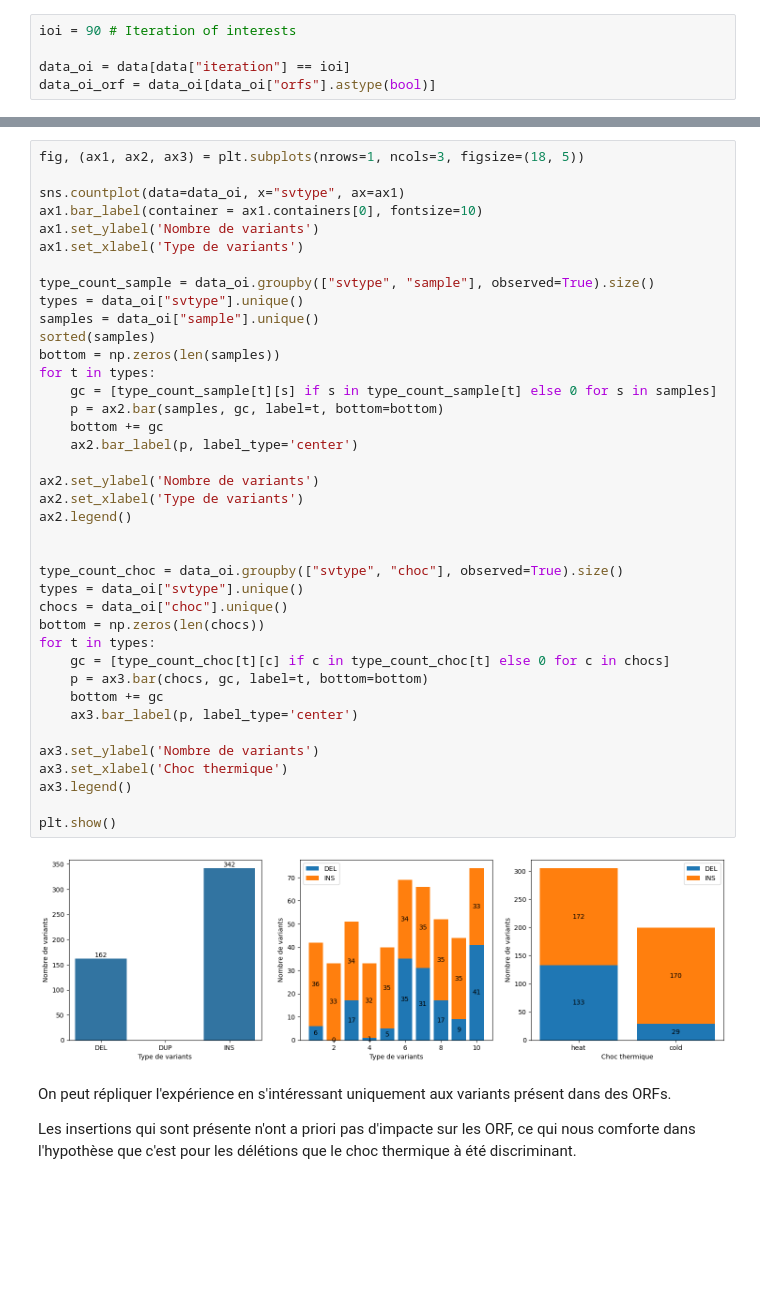
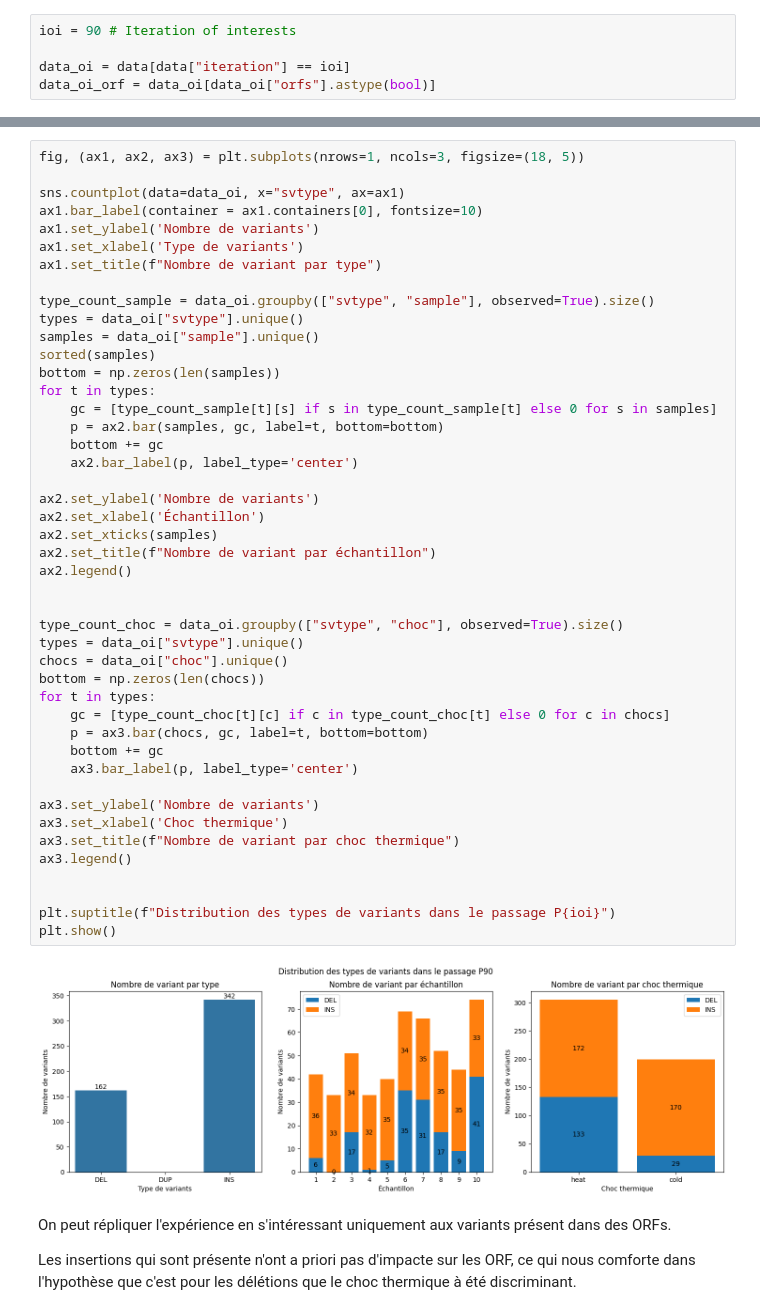
Before and after one commit to Tara-Guillorit/TP-BILL, a Jupyter notebook: src/analyse2.ipynb, the cells around one changed output, grey strips where cells are left out. Saved outputs shown, nothing was run; the diff lists cells and outputs as text; blank space fills up the shorter version.

```diff
--- a/src/analyse2.ipynb
+++ b/src/analyse2.ipynb
@@ -263,40 +263,46 @@ sns.countplot(data=data_oi, x="svtype", ax=ax1)
 ax1.bar_label(container = ax1.containers[0], fontsize=10)
 ax1.set_ylabel('Nombre de variants')
 ax1.set_xlabel('Type de variants')
+ax1.set_title(f"Nombre de variant par type")
 
 type_count_sample = data_oi.groupby(["svtype", "sample"], observed=True).size()
 types = data_oi["svtype"].unique()
 samples = data_oi["sample"].unique()
 sorted(samples)
 bottom = np.zeros(len(samples))
 for t in types:
     gc = [type_count_sample[t][s] if s in type_count_sample[t] else 0 for s in samples]
     p = ax2.bar(samples, gc, label=t, bottom=bottom)
     bottom += gc
     ax2.bar_label(p, label_type='center')
 
 ax2.set_ylabel('Nombre de variants')
-ax2.set_xlabel('Type de variants')
+ax2.set_xlabel('Échantillon')
+ax2.set_xticks(samples)
+ax2.set_title(f"Nombre de variant par échantillon")
 ax2.legend()
 
 
 type_count_choc = data_oi.groupby(["svtype", "choc"], observed=True).size()
 types = data_oi["svtype"].unique()
 chocs = data_oi["choc"].unique()
 bottom = np.zeros(len(chocs))
 for t in types:
     gc = [type_count_choc[t][c] if c in type_count_choc[t] else 0 for c in chocs]
     p = ax3.bar(chocs, gc, label=t, bottom=bottom)
     bottom += gc
     ax3.bar_label(p, label_type='center')
 
 ax3.set_ylabel('Nombre de variants')
 ax3.set_xlabel('Choc thermique')
+ax3.set_title(f"Nombre de variant par choc thermique")
 ax3.legend()
 
+
+plt.suptitle(f"Distribution des types de variants dans le passage P{ioi}")
 plt.show()
 # %% [output]
-[figure, old version]
+[figure, new version]
 # %% [markdown]
 On peut répliquer l'expérience en s'intéressant uniquement aux variants présent dans des ORFs.
 
```
Also changed, not shown: parts of 15 cells of this notebook.
